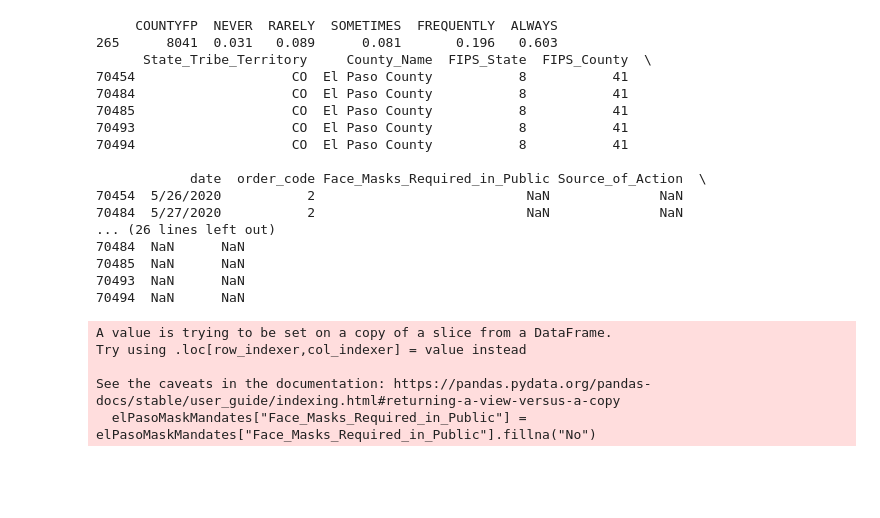
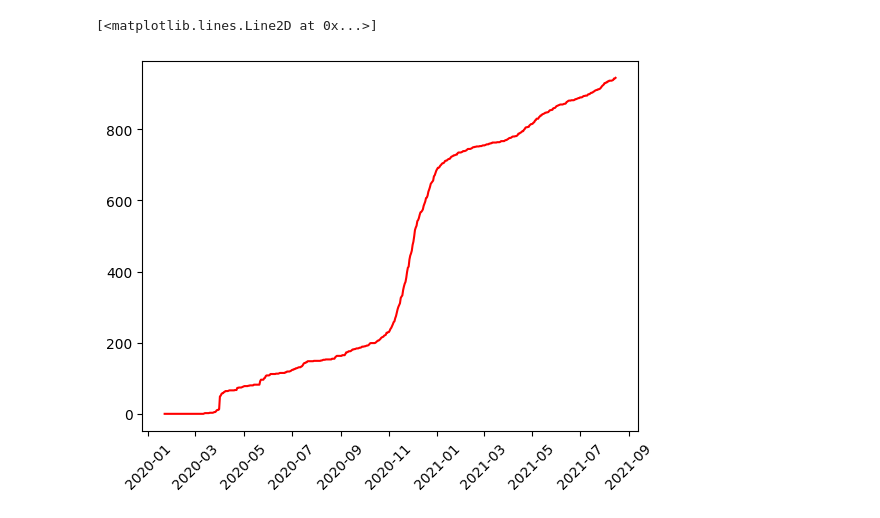
Before and after one commit to ECorpron/Data-516-Project, a Jupyter notebook: Project Part 1.ipynb, the cells around one changed output. Cells and saved outputs as stored; diff of their text form; code cells hidden in the pictures; blank space fills up the shorter version.

Commit message:
Part 1 Visualization code

```diff
--- a/Project Part 1.ipynb
+++ b/Project Part 1.ipynb
@@ -29,10 +56,34 @@ print(colData.head())
 # %%
+# I organize the El Paso death data here. Get all of the deaths by date, which are all columns after 12, then convert to a dataframe.
 pasoDeathsByDate = elPasoDeaths[elPasoDeaths.columns[12:]]
 pasoDeathsByDate = pd.DataFrame(pasoDeathsByDate.iloc[0])
 pasoDeathsByDate = pasoDeathsByDate.reset_index()
 pasoDeathsByDate.columns = ["date", "deaths"]
-print(pasoDeathsByDate)
 
-colFips = colData["FIPS"].values[0]
-print(colFips)
+# Convert the date field to a date time object
+pasoDeathsByDate["date"] = pd.to_datetime(pasoDeathsByDate["date"])
+
+# Get the last date we have masking data for.
+elPasoMaskMandatesSorted = elPasoMaskMandates.sort_values(by='date', ascending = True)
+endDate = pd.to_datetime(elPasoMaskMandatesSorted.loc[len(elPasoMaskMandatesSorted)-1, 'date'])
+print("The last date we have mask mandate data: "+str(endDate))
+
+# Drop all data past when we have masking date. We only interested in the period we have full data for, which is
+# October 15th, 2021.
+pasoDeathsByDate = pasoDeathsByDate[(pasoDeathsByDate.date <= endDate)]
+pasoDeathsByDate = pasoDeathsByDate.reset_index(drop = True)
+
+# The deaths field is cumulative, so create a new field that tracks the amount of people that died that day.
+pasoDeathsByDate["Deaths_A_Day"] = 0
+pasoDeathsByDate.loc[0, "Deaths_A_Day"] = pasoDeathsByDate["deaths"][0]
+
+for i in range(1, len(pasoDeathsByDate)):
+    pasoDeathsByDate.loc[i, "Deaths_A_Day"] = pasoDeathsByDate["deaths"][i] - pasoDeathsByDate["deaths"][i-1]
+
+# The El Paso deaths data frame contains more dates than the El Paso mask mandate, so do a left
+# join then fill the empty values for Face_Masks_Required_in_Public as "No".
+pasoDeathsByDateMerge = pd.merge(pasoDeathsByDate, elPasoMaskMandates, on='date', how='left')
+pasoDeathsByDateMerge["Face_Masks_Required_in_Public"] = pasoDeathsByDateMerge["Face_Masks_Required_in_Public"].fillna("No")
+
+print(pasoDeathsByDateMerge.head())
 # %% [output]
@@ -54,31 +107,11 @@ print(colFips)
-# %%
-elPasoMaskUse = maskData[maskData["COUNTYFP"] == colFips]
-print(elPasoMaskUse.head())
-
-elPasoMaskMandates = maskMandateData[(maskMandateData["State_Tribe_Territory"] == "CO") & (maskMandateData['County_Name'] == 'El Paso County')]
-print(elPasoMaskMandates.head())
-elPasoMaskMandates["Face_Masks_Required_in_Public"] = elPasoMaskMandates["Face_Masks_Required_in_Public"].fillna("No")
-print(elPasoMaskMandates.head())
-# %% [output]
-     COUNTYFP  NEVER  RARELY  SOMETIMES  FREQUENTLY  ALWAYS
-265      8041  0.031   0.089      0.081       0.196   0.603
-      State_Tribe_Territory     County_Name  FIPS_State  FIPS_County  \
-70454                    CO  El Paso County           8           41
-70484                    CO  El Paso County           8           41
-70485                    CO  El Paso County           8           41
-70493                    CO  El Paso County           8           41
-70494                    CO  El Paso County           8           41
-
-            date  order_code Face_Masks_Required_in_Public Source_of_Action  \
-70454  5/26/2020           2                           NaN              NaN
-70484  5/27/2020           2                           NaN              NaN
-... (26 lines left out)
-70484  NaN      NaN
-70485  NaN      NaN
-70493  NaN      NaN
-70494  NaN      NaN
-A value is trying to be set on a copy of a slice from a DataFrame.
-Try using .loc[row_indexer,col_indexer] = value instead
-
-See the caveats in the documentation: https://pandas.pydata.org/pandas-docs/stable/user_guide/indexing.html#returning-a-view-versus-a-copy
-  elPasoMaskMandates["Face_Masks_Required_in_Public"] = elPasoMaskMandates["Face_Masks_Required_in_Public"].fillna("No")
+# %%
+# you should create a time series showing the changes in the derivative function of the rate of infection.
+# Your graph should indicate days where masking policies were in effect (or not) and whether the difference
+# in the derivative function was significant. Optionally, you can add a second time series that shows the
+# actual rate
+fig, ax = plt.subplots()
+plt.xticks(rotation = 45)
+ax.plot(pasoDeathsByDate["date"], pasoDeathsByDate["deaths"], 'r-')
+# %% [output]
+[<matplotlib.lines.Line2D at 0x...>]
+[figure, added]
```
Also changed, not shown: parts of 7 cells of this notebook.
